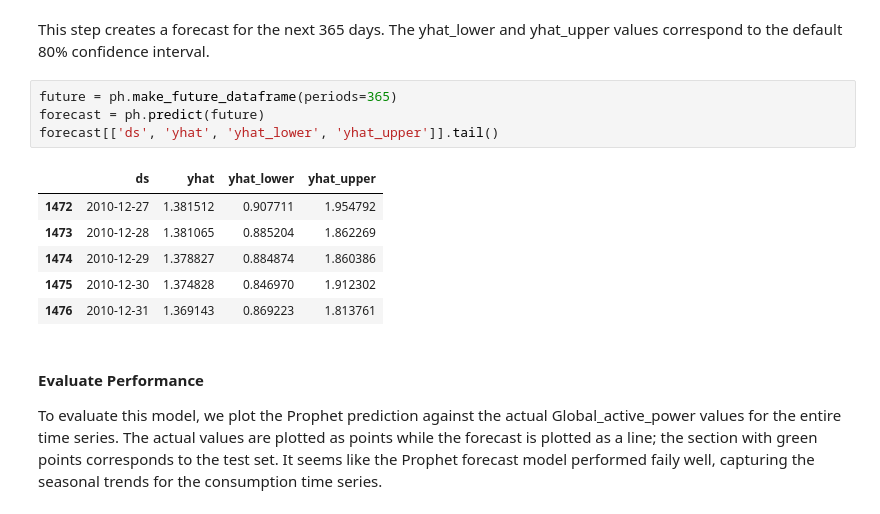
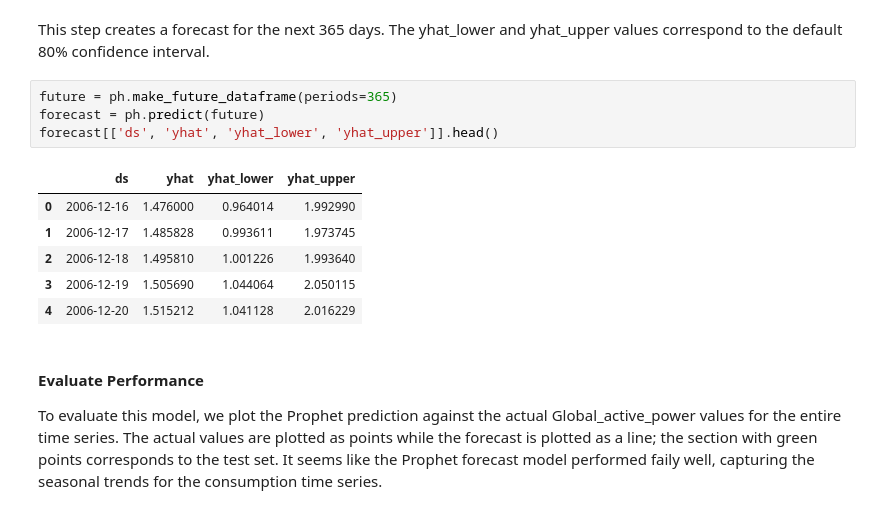
Before and after one commit to mkivenson/Household-Power-Consumption, a Jupyter notebook: Energy_Analysis.ipynb, the cells around one changed output. Drawn from its saved outputs; the diff is of its cells as text.

```diff
--- a/Energy_Analysis.ipynb
+++ b/Energy_Analysis.ipynb
@@ -501,14 +539,14 @@ This step creates a forecast for the next 365 days. The yhat_lower and yhat_uppe
 # %%
 future = ph.make_future_dataframe(periods=365)
 forecast = ph.predict(future)
-forecast[['ds', 'yhat', 'yhat_lower', 'yhat_upper']].tail()
+forecast[['ds', 'yhat', 'yhat_lower', 'yhat_upper']].head()
 # %% [output]
 |  | ds | yhat | yhat_lower | yhat_upper |
-| 1472 | 2010-12-27 | 1.381512 | 0.907711 | 1.954792 |
-| 1473 | 2010-12-28 | 1.381065 | 0.885204 | 1.862269 |
-| 1474 | 2010-12-29 | 1.378827 | 0.884874 | 1.860386 |
-| 1475 | 2010-12-30 | 1.374828 | 0.846970 | 1.912302 |
-| 1476 | 2010-12-31 | 1.369143 | 0.869223 | 1.813761 |
+| 0 | 2006-12-16 | 1.476000 | 0.964014 | 1.992990 |
+| 1 | 2006-12-17 | 1.485828 | 0.993611 | 1.973745 |
+| 2 | 2006-12-18 | 1.495810 | 1.001226 | 1.993640 |
+| 3 | 2006-12-19 | 1.505690 | 1.044064 | 2.050115 |
+| 4 | 2006-12-20 | 1.515212 | 1.041128 | 2.016229 |
 # %% [markdown]
 #### Evaluate Performance
 
```
Also changed, not shown: parts of 11 cells of this notebook.
